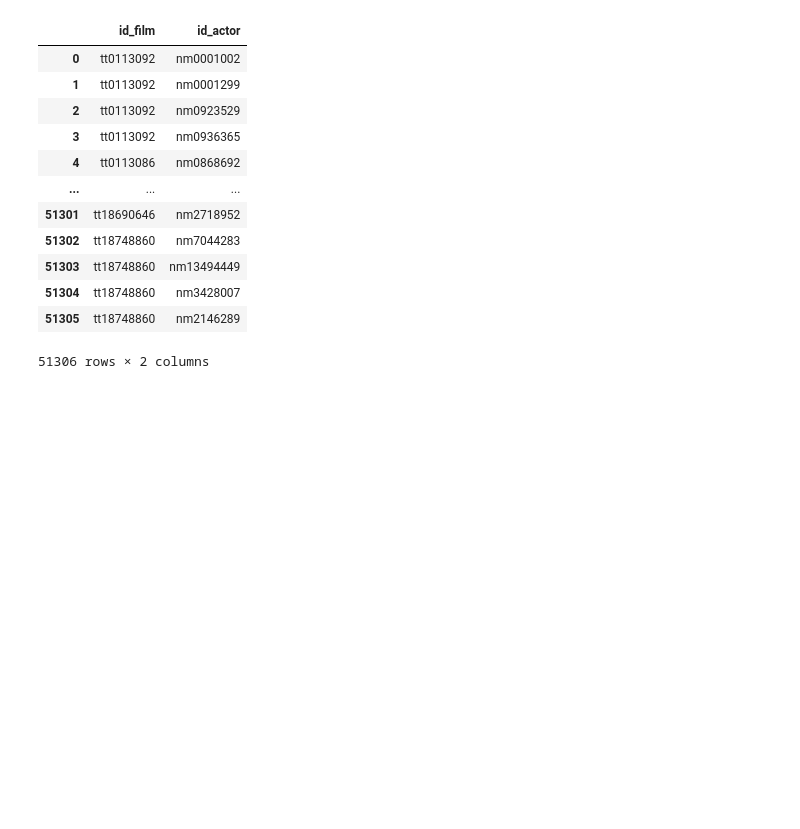
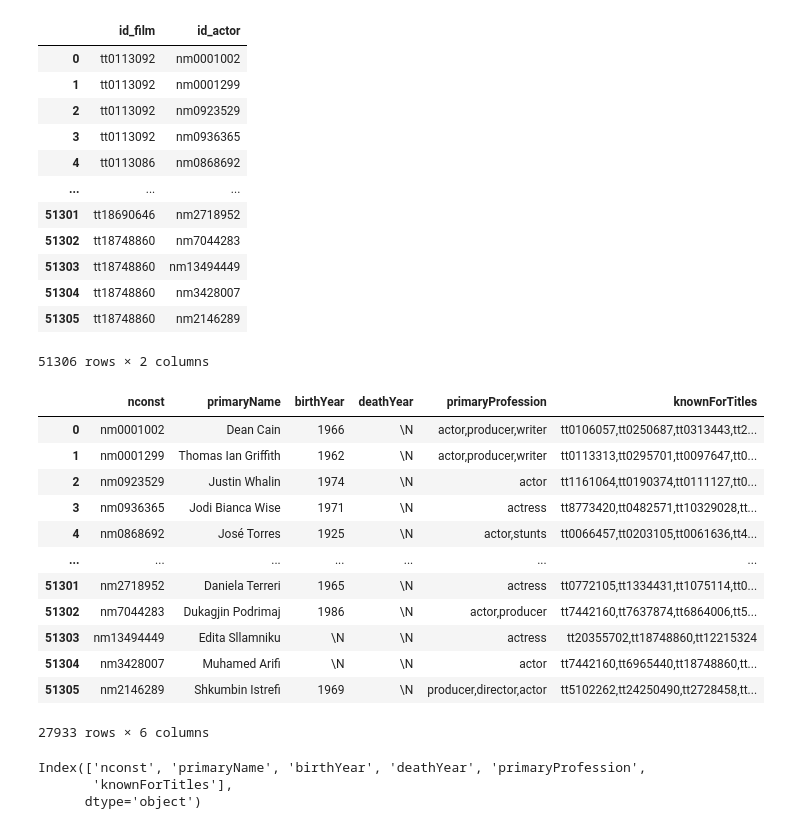
Before and after one commit to BSReguera/project-da-promo-G-module-2-team-3, a Jupyter notebook: Fase3_datos/codigo_unificacion.ipynb, the cells around one changed output. Drawn from its saved outputs; the diff is of its cells as text; code cells hidden in the pictures; blank space fills up the shorter version.

```diff
--- a/Fase3_datos/codigo_unificacion.ipynb
+++ b/Fase3_datos/codigo_unificacion.ipynb
@@ -80,3 +80,32 @@ Total_actores2
 51306 rows × 2 columns
 # %%
 Total_actores2.to_csv('Actores.csv', index=False)
+# %%
+df_drama = pd.read_csv('Archivos/actores_drama_detalles.csv')
+df_accion = pd.read_csv('Archivos/actores_accion_detalles.csv')
+df_comedia = pd.read_csv('Archivos/actores_comedia_detalles.csv')
+# %%
+actores_detalle = pd.concat([df_drama, df_accion, df_comedia], axis=0, ignore_index=True)
+# %%
+actores_detalle.drop_duplicates()
+# %% [output]
+|  | nconst | primaryName | birthYear | deathYear | primaryProfession | knownForTitles |
+| 0 | nm0001002 | Dean Cain | 1966 | \N | actor,producer,writer | tt0106057,tt0250687,tt0313443,tt2... |
+| 1 | nm0001299 | Thomas Ian Griffith | 1962 | \N | actor,producer,writer | tt0113313,tt0295701,tt0097647,tt0... |
+| 2 | nm0923529 | Justin Whalin | 1974 | \N | actor | tt1161064,tt0190374,tt0111127,tt0... |
+| 3 | nm0936365 | Jodi Bianca Wise | 1971 | \N | actress | tt8773420,tt0482571,tt10329028,tt... |
+| 4 | nm0868692 | José Torres | 1925 | \N | actor,stunts | tt0066457,tt0203105,tt0061636,tt4... |
+| ... | ... | ... | ... | ... | ... | ... |
+| 51301 | nm2718952 | Daniela Terreri | 1965 | \N | actress | tt0772105,tt1334431,tt1075114,tt0... |
+| 51302 | nm7044283 | Dukagjin Podrimaj | 1986 | \N | actor,producer | tt7442160,tt7637874,tt6864006,tt5... |
+| 51303 | nm13494449 | Edita Sllamniku | \N | \N | actress | tt20355702,tt18748860,tt12215324 |
+| 51304 | nm3428007 | Muhamed Arifi | \N | \N | actor | tt7442160,tt6965440,tt18748860,tt... |
+| 51305 | nm2146289 | Shkumbin Istrefi | 1969 | \N | producer,director,actor | tt5102262,tt24250490,tt2728458,tt... |
+27933 rows × 6 columns
+# %%
+columnas = actores_detalle.columns
+columnas
+# %% [output]
+Index(['nconst', 'primaryName', 'birthYear', 'deathYear', 'primaryProfession',
+       'knownForTitles'],
+      dtype='object')
```
Also changed, not shown: parts of 6 cells of this notebook, 1 other file.
